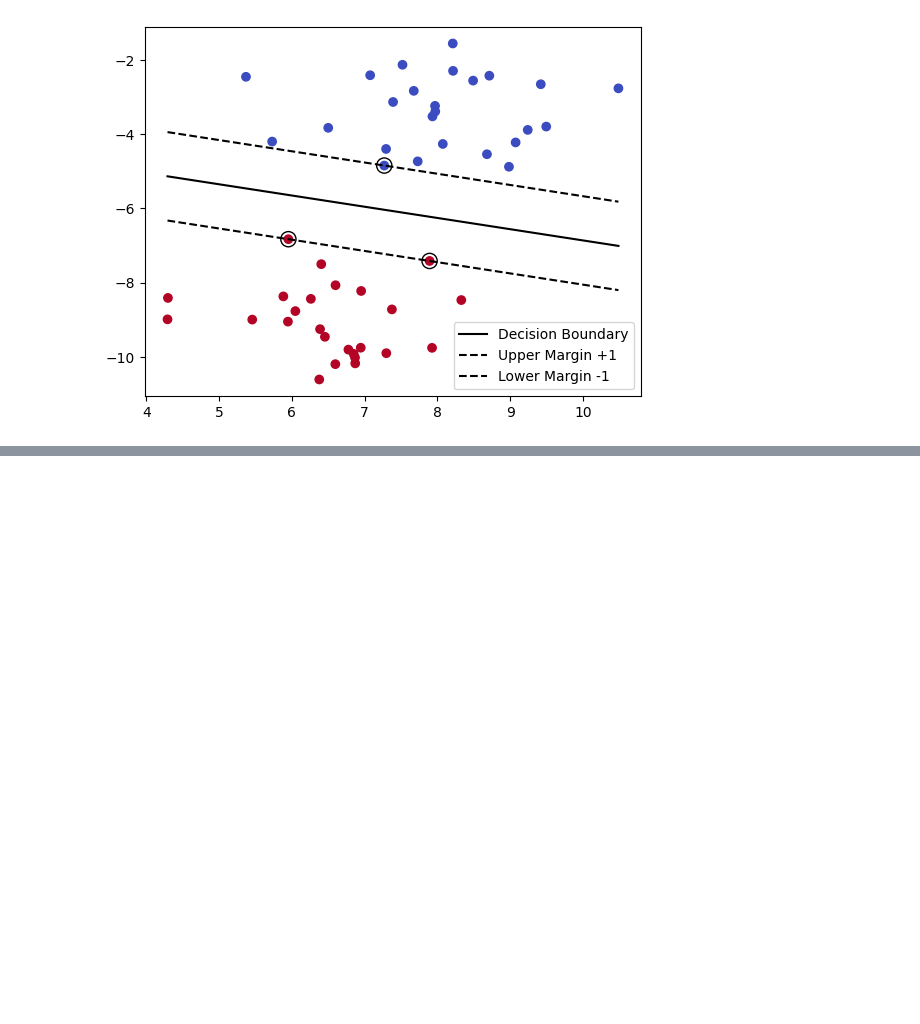
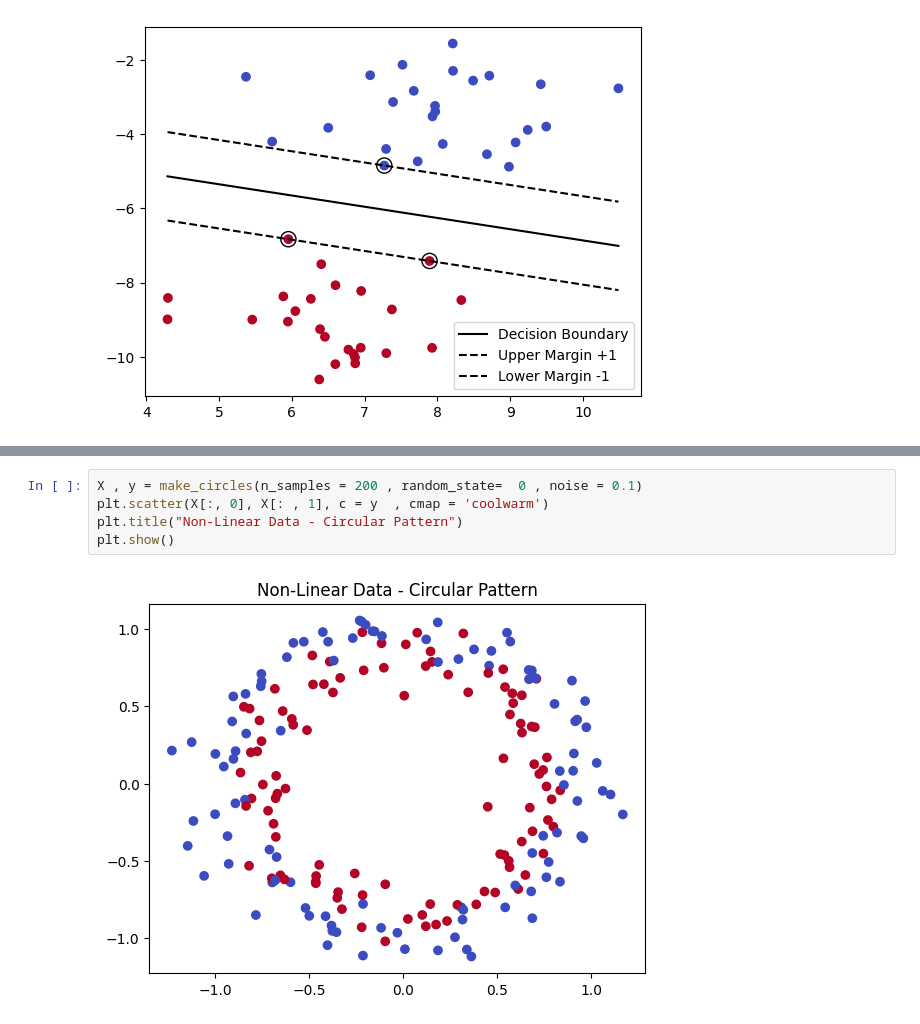
Before and after one commit to usaidahmed01/Machine-Learning, a Jupyter notebook: SVM.ipynb, the cells around one changed output, grey strips where cells are left out. Drawn from its saved outputs; the diff is of its cells as text; blank space fills up the shorter version.

```diff
--- a/SVM.ipynb
+++ b/SVM.ipynb
@@ -67,0 +68,7 @@ Lower Margin w1x + w2y + b = -1 => y = (-w1x - b - 1) / w2
+# %%
+X , y = make_circles(n_samples = 200 , random_state=  0 , noise = 0.1)
+plt.scatter(X[:, 0], X[: , 1], c = y  , cmap = 'coolwarm')
+plt.title("Non-Linear Data - Circular Pattern")
+plt.show()
+# %% [output]
+[figure, added]
```
Also changed, not shown: parts of 10 cells of this notebook.
